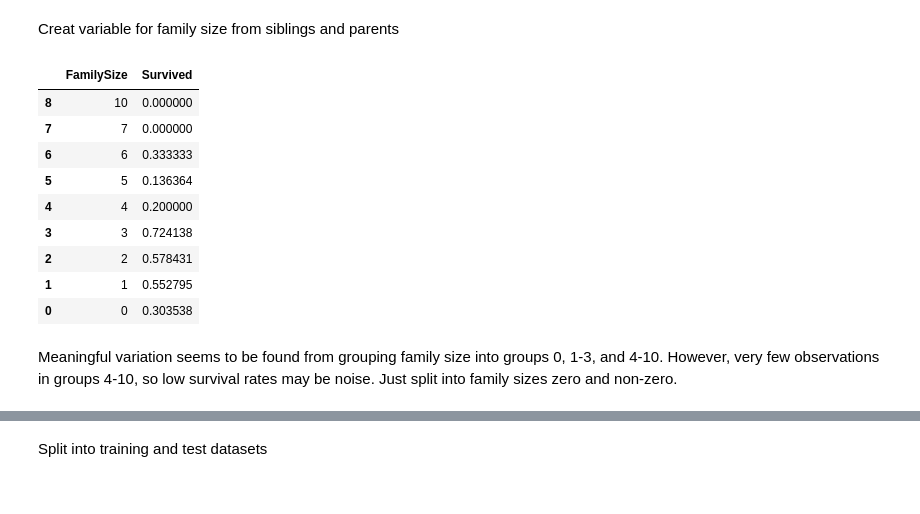
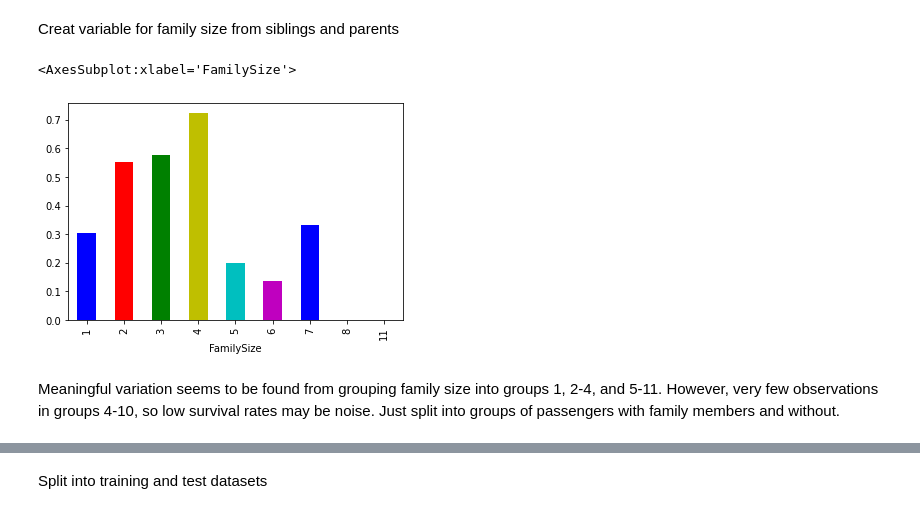
Before and after one commit to zrosen3/Kaggle, a Jupyter notebook: titanicsubmissionrosen.ipynb, the cells around one changed output, grey strips where cells are left out. Cells and saved outputs as stored; diff of their text form; code cells hidden in the pictures.

```diff
--- a/titanicsubmissionrosen.ipynb
+++ b/titanicsubmissionrosen.ipynb
@@ -172,20 +191,13 @@ combined_data.groupby(['Deck'], as_index = False)['Survived'].mean()
 Creat variable for family size from siblings and parents
 # %%
 #create variable for family size
-combined_data["FamilySize"] = combined_data["SibSp"] + combined_data["Parch"]
+combined_data["FamilySize"] = combined_data["SibSp"] + combined_data["Parch"]+1
 combined_data[['FamilySize', 'Survived']].groupby(['FamilySize'], as_index=False).mean().sort_values(by='FamilySize', ascending=False)
+combined_data.groupby(["FamilySize"])["Survived"].mean().plot.bar(color= ["b", "r", "g", "y", "c", "m"])
 # %% [output]
-|  | FamilySize | Survived |
-| 8 | 10 | 0.000000 |
-| 7 | 7 | 0.000000 |
-| 6 | 6 | 0.333333 |
-| 5 | 5 | 0.136364 |
-| 4 | 4 | 0.200000 |
-| 3 | 3 | 0.724138 |
-| 2 | 2 | 0.578431 |
-| 1 | 1 | 0.552795 |
-| 0 | 0 | 0.303538 |
+<AxesSubplot:xlabel='FamilySize'>
+[figure, added]
 # %% [markdown]
-Meaningful variation seems to be found from grouping family size into groups 0, 1-3, and 4-10. However, very few observations in groups 4-10, so low survival rates may be noise. Just split into family sizes zero and non-zero.
+Meaningful variation seems to be found from grouping family size into groups 1, 2-4, and 5-11. However, very few observations in groups 4-10, so low survival rates may be noise. Just split into groups of passengers with family members and without.
 # %%
 combined_data['Alone'] = 0
```
Also changed, not shown: parts of 17 cells of this notebook.
